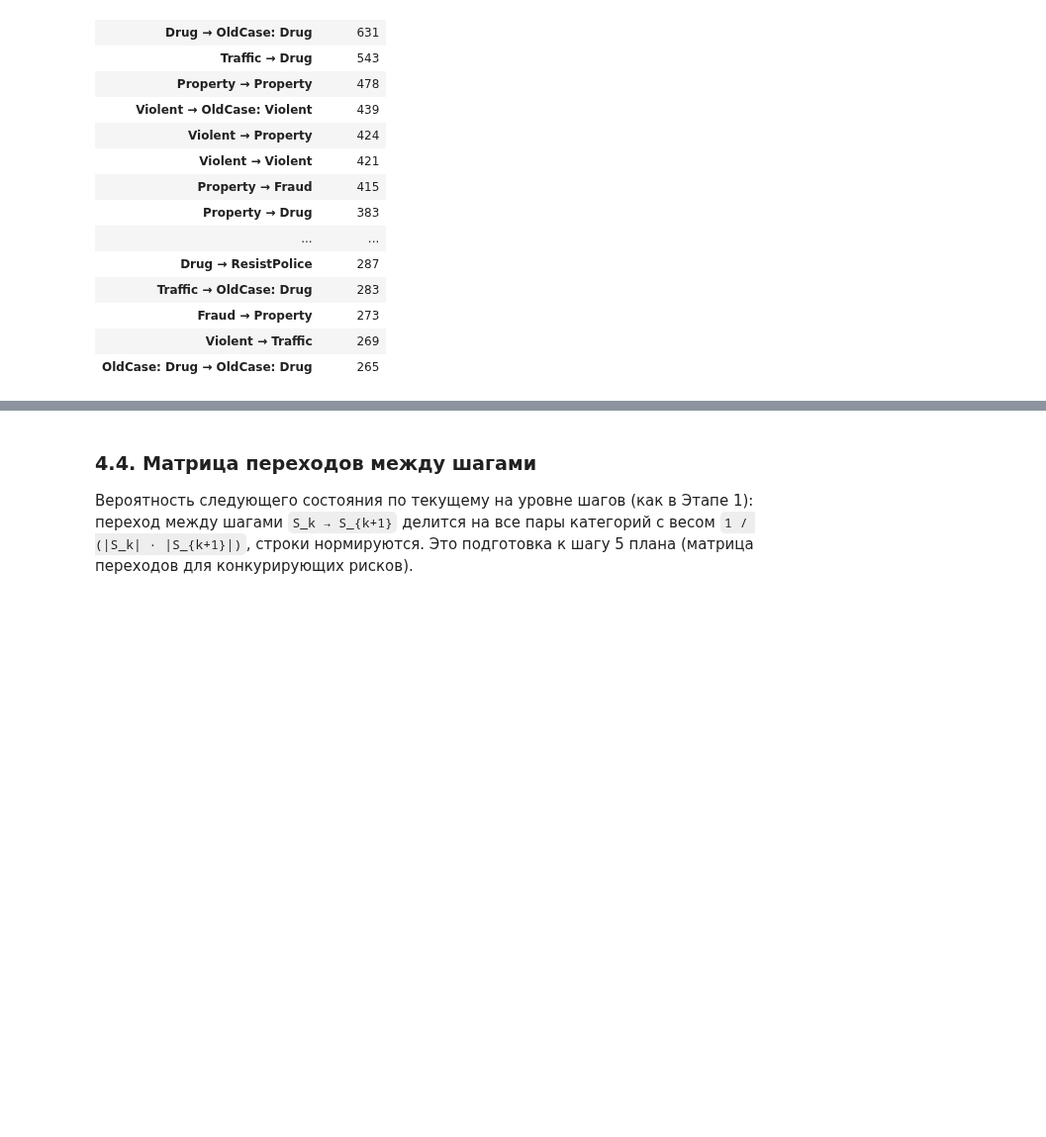
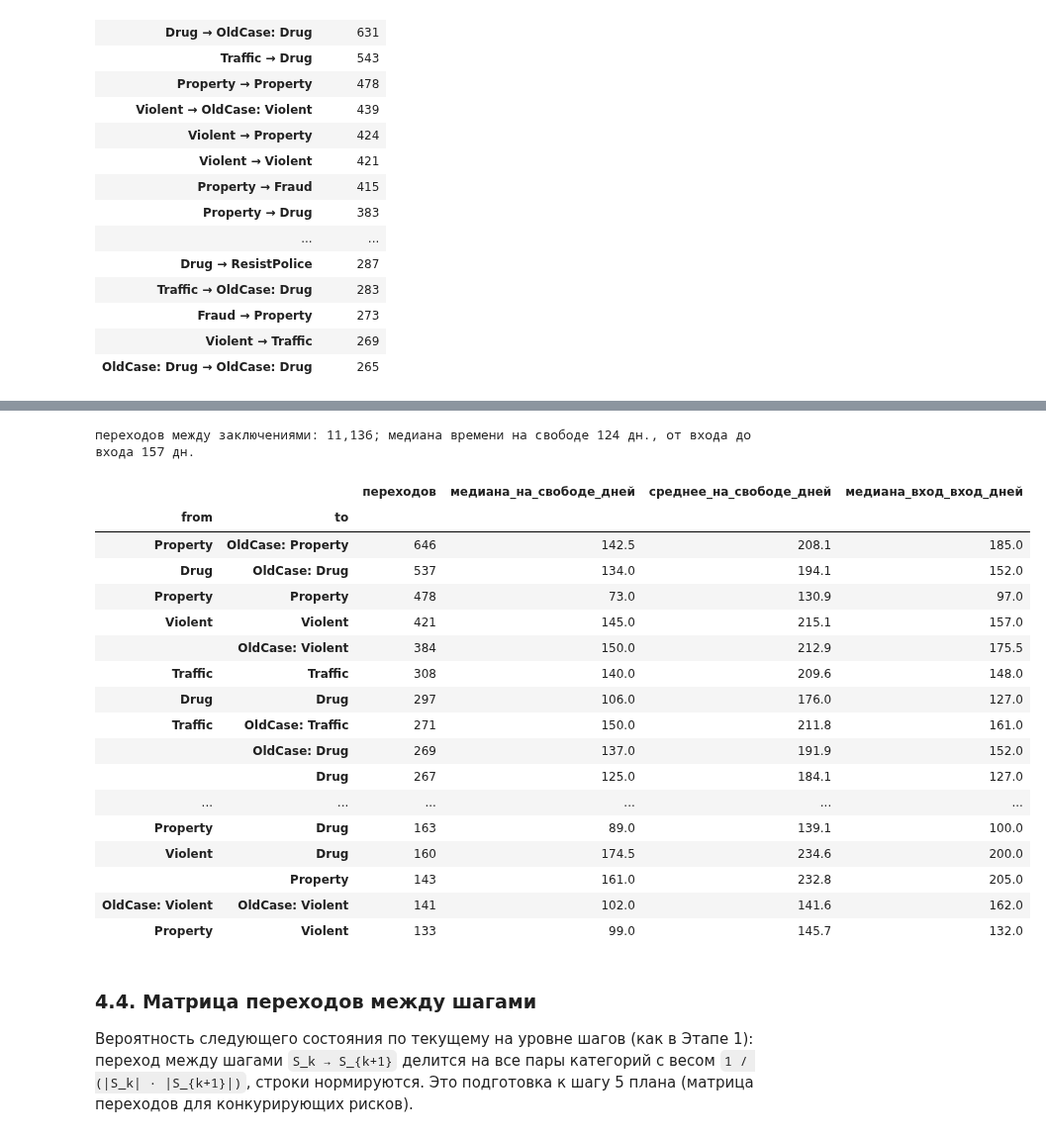
Before and after one commit to zharraya05/compas-process-mining, a Jupyter notebook: stage1/oldcase_x2/stage1_categories_x2.ipynb, the cells around one changed output, grey strips where cells are left out. Shown at 99% size. Drawn from its saved outputs; the diff is of its cells as text; code cells hidden in the pictures; blank space fills up the shorter version.

```diff
--- a/stage1/oldcase_x2/stage1_categories_x2.ipynb
+++ b/stage1/oldcase_x2/stage1_categories_x2.ipynb
@@ -852,3 +846,34 @@ gap_tab.head(20)
+# %%
+# переходы между заключениями: время на свободе (дни) и, для сравнения, от входа до входа
+b = pairs[pairs["between"]].assign(free_days=lambda d: d["sec"] / 86400)
+gap_tab = (b.groupby(["from", "to"])
+             .agg(переходов=("free_days", "size"), медиана_на_свободе_дней=("free_days", "median"),
+                  среднее_на_свободе_дней=("free_days", "mean"), медиана_вход_вход_дней=("start_to_start_days", "median"))
+             .round(1).sort_values("переходов", ascending=False))
+gap_tab.to_csv(OUT / "dfg_times_free_x2.csv")
+print(f"переходов между заключениями: {len(b):,}; медиана времени на свободе {b['free_days'].median():.0f} дн., "
+      f"от входа до входа {b['start_to_start_days'].median():.0f} дн.")
+gap_tab.head(20)
+# %% [output]
+переходов между заключениями: 11,136; медиана времени на свободе 124 дн., от входа до входа 157 дн.
+|  |  | переходов | медиана_на_свободе_дней | среднее_на_свободе_дней | медиана_вход_вход_дней |
+| from | to |  |  |  |  |
+| Property | OldCase: Property | 646 | 142.5 | 208.1 | 185.0 |
+| Drug | OldCase: Drug | 537 | 134.0 | 194.1 | 152.0 |
+| Property | Property | 478 | 73.0 | 130.9 | 97.0 |
+| Violent | Violent | 421 | 145.0 | 215.1 | 157.0 |
+|  | OldCase: Violent | 384 | 150.0 | 212.9 | 175.5 |
+| Traffic | Traffic | 308 | 140.0 | 209.6 | 148.0 |
+| Drug | Drug | 297 | 106.0 | 176.0 | 127.0 |
+| Traffic | OldCase: Traffic | 271 | 150.0 | 211.8 | 161.0 |
+|  | OldCase: Drug | 269 | 137.0 | 191.9 | 152.0 |
+|  | Drug | 267 | 125.0 | 184.1 | 127.0 |
+| ... | ... | ... | ... | ... | ... |
+| Property | Drug | 163 | 89.0 | 139.1 | 100.0 |
+| Violent | Drug | 160 | 174.5 | 234.6 | 200.0 |
+|  | Property | 143 | 161.0 | 232.8 | 205.0 |
+| OldCase: Violent | OldCase: Violent | 141 | 102.0 | 141.6 | 162.0 |
+| Property | Violent | 133 | 99.0 | 145.7 | 132.0 |
 # %% [markdown]
 ### 4.4. Матрица переходов между шагами
 
```
Also changed, not shown: parts of 10 cells of this notebook, 7 other files.
